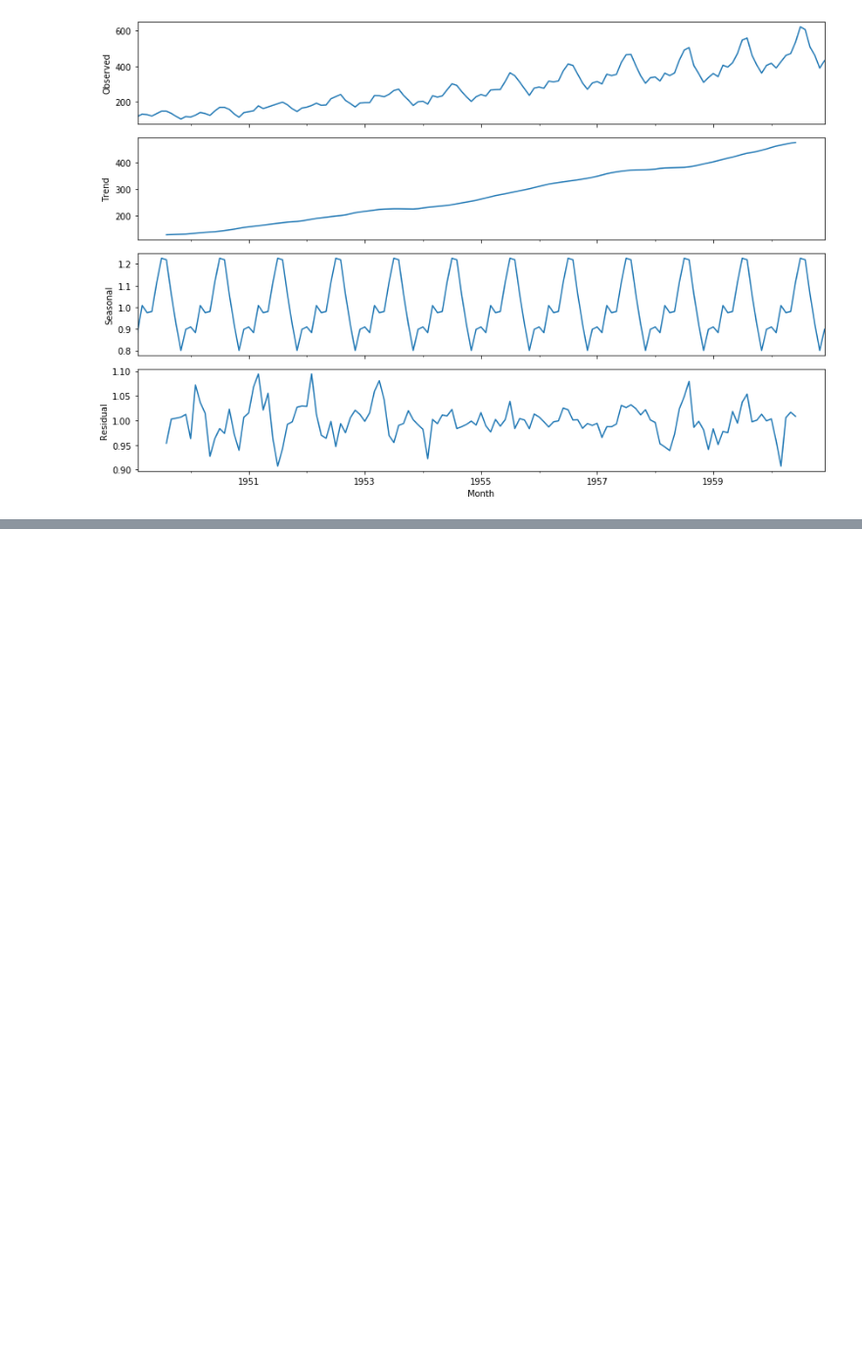
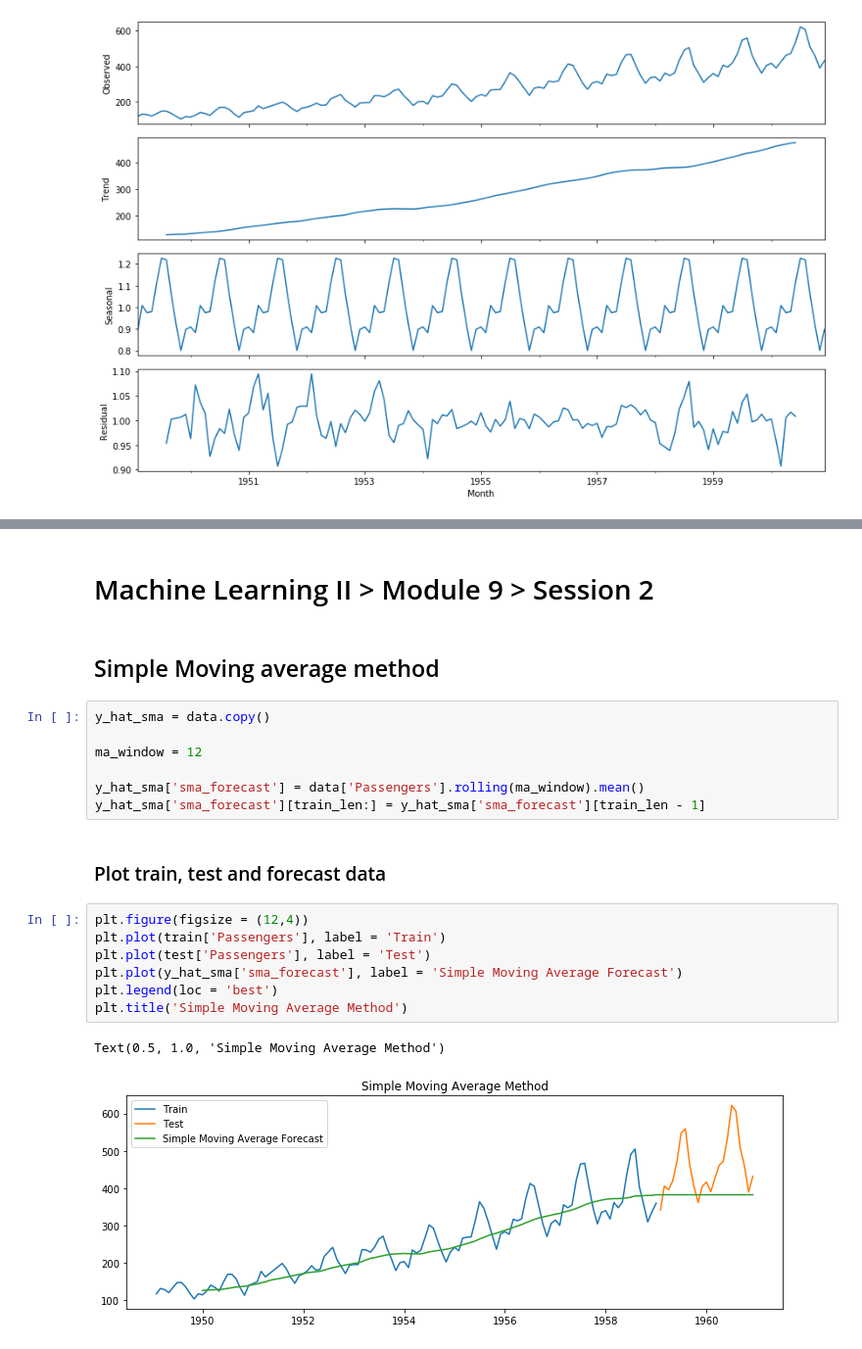
Before and after one commit to anishmahapatra/machine-learning-02, a Jupyter notebook: Time-Series-Forecasting/Time series forecasting - Course Work.ipynb, the cells around one changed output, grey strips where cells are left out. Shown: that part at 98% size. Cells and saved outputs as stored; diff of their text form; blank space fills up the shorter version.

```diff
--- a/Time-Series-Forecasting/Time series forecasting - Course Work.ipynb
+++ b/Time-Series-Forecasting/Time series forecasting - Course Work.ipynb
@@ -113,0 +189,23 @@ plt.show()
+# %% [markdown]
+# Machine Learning II > Module 9 > Session 2
+# %% [markdown]
+## Simple Moving average method
+# %%
+y_hat_sma = data.copy()
+
+ma_window = 12
+
+y_hat_sma['sma_forecast'] = data['Passengers'].rolling(ma_window).mean()
+y_hat_sma['sma_forecast'][train_len:] = y_hat_sma['sma_forecast'][train_len - 1]
+# %% [markdown]
+### Plot train, test and forecast data
+# %%
+plt.figure(figsize = (12,4))
+plt.plot(train['Passengers'], label = 'Train')
+plt.plot(test['Passengers'], label = 'Test')
+plt.plot(y_hat_sma['sma_forecast'], label = 'Simple Moving Average Forecast')
+plt.legend(loc = 'best')
+plt.title('Simple Moving Average Method')
+# %% [output]
+Text(0.5, 1.0, 'Simple Moving Average Method')
+[figure, added]
```
Also changed, not shown: parts of 32 cells of this notebook, 5 other files.
